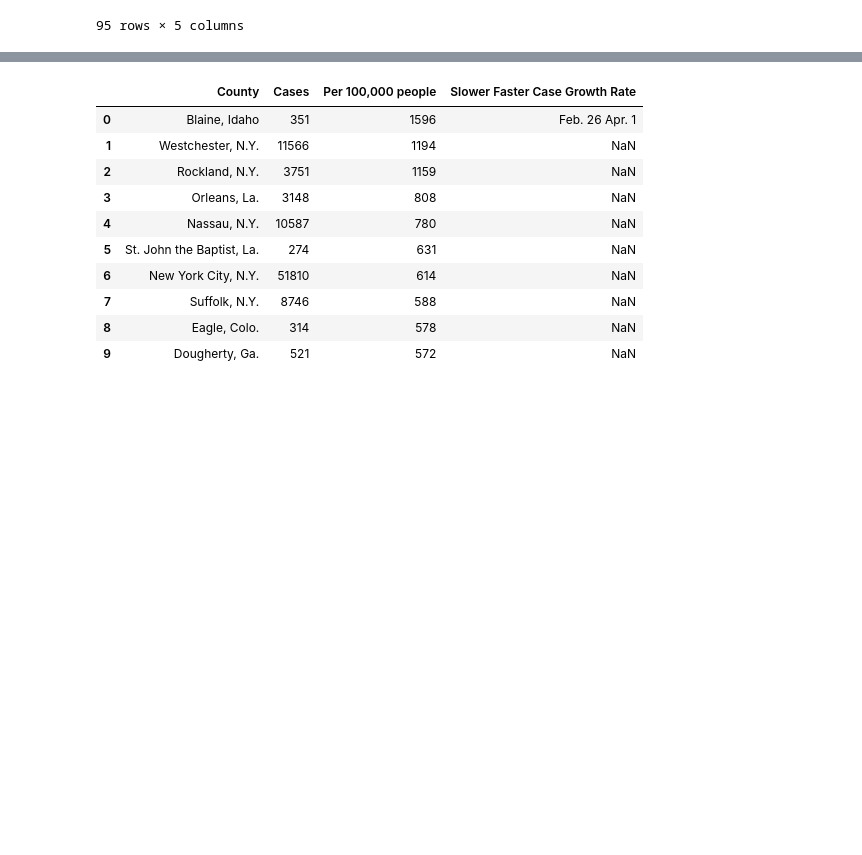
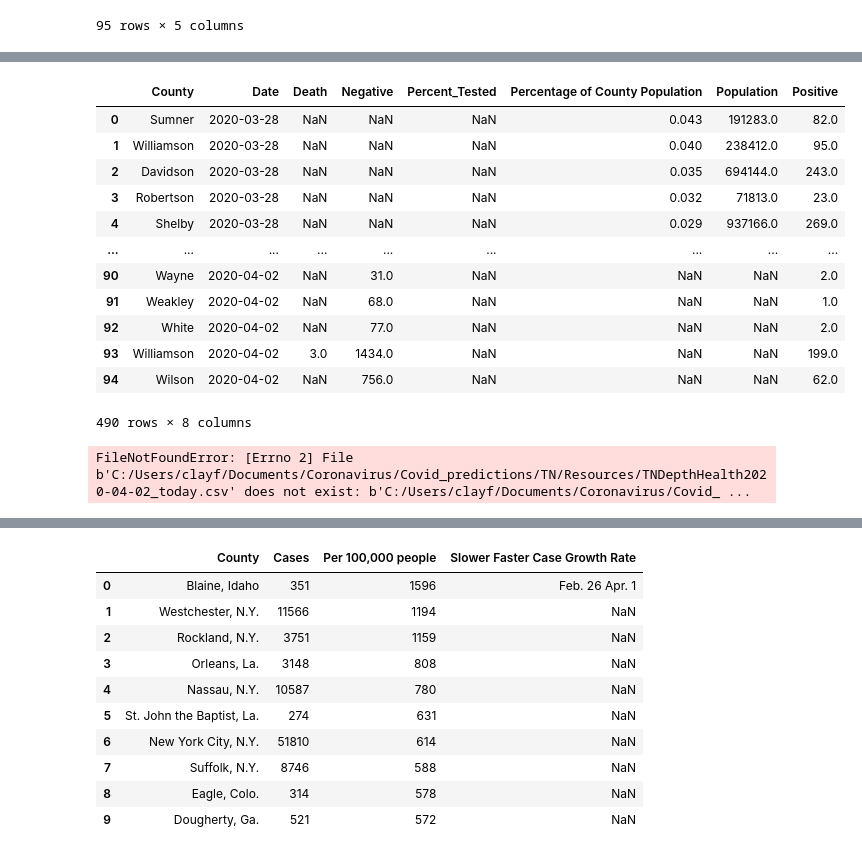
Before and after one commit to clayfranklin/Coronavirus, a Jupyter notebook: Covid_predictions/TN/notebooks/Concat_NYtimes_Historical.ipynb, the cells around one changed output, grey strips where cells are left out. Saved outputs shown, nothing was run; the diff lists cells and outputs as text; code cells hidden in the pictures; blank space fills up the shorter version.

Commit message:
preparing first automatic merge of new data to historical at 2pm

```diff
--- a/Covid_predictions/TN/notebooks/Concat_NYtimes_Historical.ipynb
+++ b/Covid_predictions/TN/notebooks/Concat_NYtimes_Historical.ipynb
@@ -35,7 +59,43 @@ See the caveats in the documentation: http://pandas.pydata.org/pandas-docs/stabl
 # %%
-TN_Depth_Health = pd.read_csv("C:/Users/clayf/Documents/Coronavirus/Covid_predictions/TN/Resources/TNDepthHealth.csv")
 TN_today=pd.concat([TN_Depth_Health,TN_county], join='outer', sort=True)
-TN_today=TN_today.sort_values('County')
-TN_today.to_csv("C:/Users/clayf/Documents/Coronavirus/Covid_predictions/TN/Resources/" + date_to_add +'_today.csv',index=False)
+TN_today
+# TN_cases.to_csv("C:/Users/clayf/Documents/Coronavirus/Covid_predictions/TN/Resources/Synched/TNDepthHealth_" + date_to_add + '_today.csv')
+# %% [output]
+|  | County | Date | Death | Negative | Percent_Tested | Percentage of County Population | Population | Positive |
+| 0 | Sumner | 2020-03-28 | NaN | NaN | NaN | 0.043 | 191283.0 | 82.0 |
+| 1 | Williamson | 2020-03-28 | NaN | NaN | NaN | 0.040 | 238412.0 | 95.0 |
+| 2 | Davidson | 2020-03-28 | NaN | NaN | NaN | 0.035 | 694144.0 | 243.0 |
+| 3 | Robertson | 2020-03-28 | NaN | NaN | NaN | 0.032 | 71813.0 | 23.0 |
+| 4 | Shelby | 2020-03-28 | NaN | NaN | NaN | 0.029 | 937166.0 | 269.0 |
+| ... | ... | ... | ... | ... | ... | ... | ... | ... |
+| 90 | Wayne | 2020-04-02 | NaN | 31.0 | NaN | NaN | NaN | 2.0 |
+| 91 | Weakley | 2020-04-02 | NaN | 68.0 | NaN | NaN | NaN | 1.0 |
+| 92 | White | 2020-04-02 | NaN | 77.0 | NaN | NaN | NaN | 2.0 |
+| 93 | Williamson | 2020-04-02 | 3.0 | 1434.0 | NaN | NaN | NaN | 199.0 |
+| 94 | Wilson | 2020-04-02 | NaN | 756.0 | NaN | NaN | NaN | 62.0 |
+490 rows × 8 columns
+# %%
+TN_Depth_Health = pd.read_csv("C:/Users/clayf/Documents/Coronavirus/Covid_predictions/TN/Resources/TNDepthHealth" + date_to_add + '_today.csv')
+TN_today=pd.concat([TN_Depth_Health,TN_county], join='outer', sort=True)
+TN_today=TN_today.sort_values('County')
+TN_today.to_csv("C:/Users/clayf/Documents/Coronavirus/Covid_predictions/TN/Resources/Synched" + date_to_add +'_today.csv',index=False)
+time.sleep = (10.03)
+url2="https://raw.githubusercontent.com/nytimes/covid-19-data/master/us-counties.csv"
+viral_times=pd.read_csv(url2)
+TN=viral_times[viral_times["state"] == 'Tennessee']
+TN=TN.rename(columns={'county':'County'})
+TN=TN.rename(columns={'date':'Date'})
+TN=TN.rename(columns={'cases':'Positive'})
+TN=TN.rename(columns={'deaths':'Death'})
+TN=TN.drop(['state'], axis=1)
+
+TN_for_update=pd.read_csv("C:/Users/clayf/Documents/Coronavirus/Covid_predictions/TN/Resources/Synched" + date_to_add +'today.csv')
+Synched=TN.append(TN_for_update, sort=True)
+TN_cases=Synched.sort_values(["County", "Date"],ascending=[0,1])
+TN_cases["Duplicates"]=TN_cases["County"]+TN_cases['Date']
+TN_cases = TN_cases.drop_duplicates(subset="Duplicates", keep="last")
+TN_cases=TN_cases.drop(['Duplicates'],axis=1)
+# %% [output]
+FileNotFoundError: [Errno 2] File b'C:/Users/clayf/Documents/Coronavirus/Covid_predictions/TN/Resources/TNDepthHealth2020-04-02_today.csv' does not exist: b'C:/Users/clayf/Documents/Coronavirus/Covid_ ...
 # %%
 # TN_x.to_csv('C:/Users/clayf/Documents/Coronavirus/Covid_predictions/TN/Resources/TNDepthHealth.csv',index=False)
```
Also changed, not shown: parts of 3 cells of this notebook, 10 other files.
